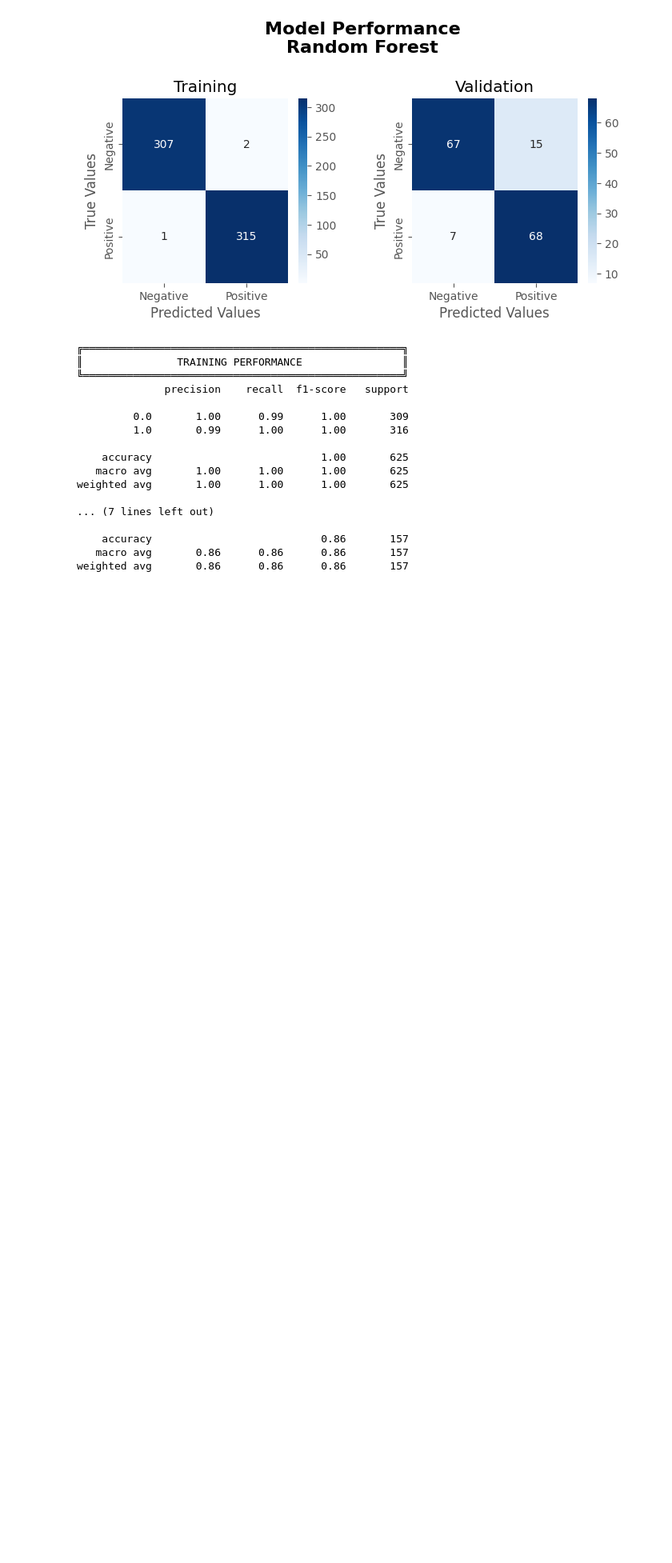
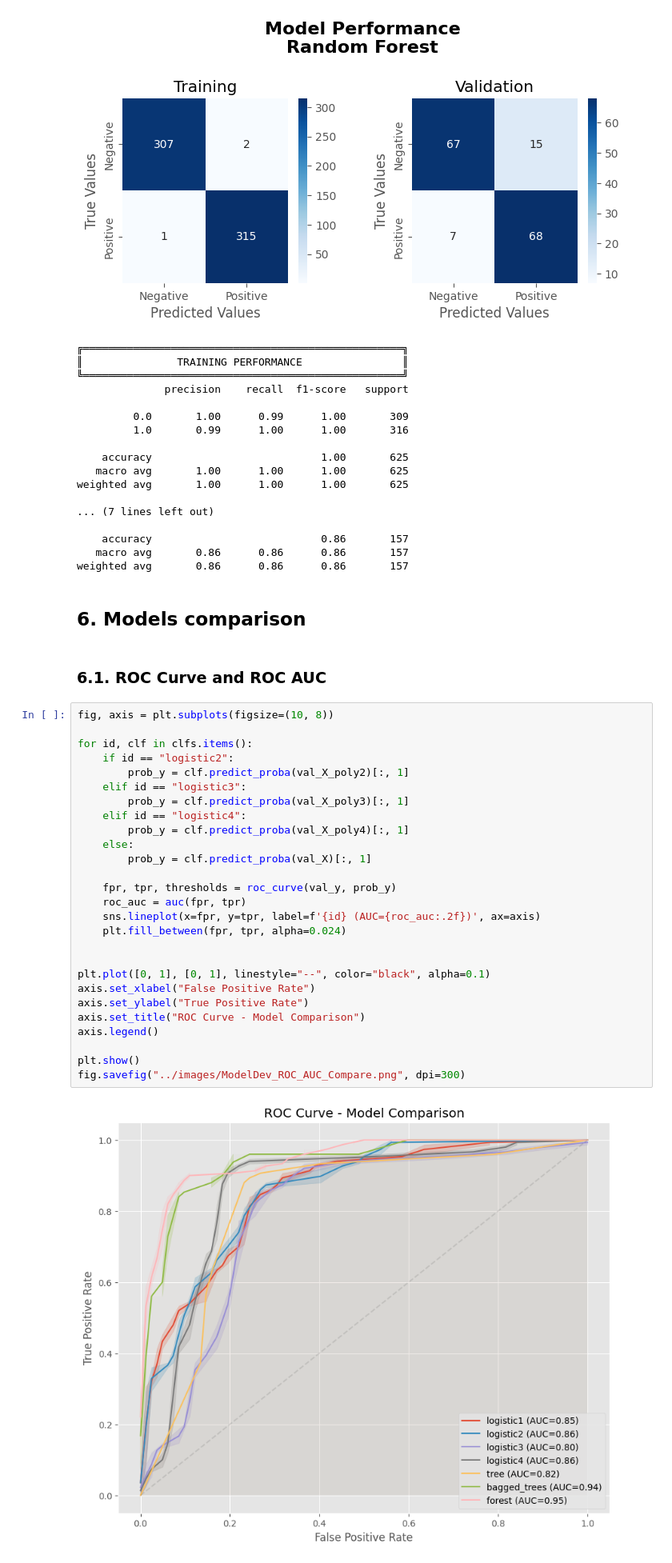
Before and after one commit to miketvo/rmit2023a-cosc2753-assignment1, a Jupyter notebook: notebooks/Step4.ModelDevelopment.ipynb, the cells around one changed output. Shown at 80% size. Cells and saved outputs as stored; diff of their text form; blank space fills up the shorter version.

Commit message:
Plotted ROC AUC Comparison between models

```diff
--- a/notebooks/Step4.ModelDevelopment.ipynb
+++ b/notebooks/Step4.ModelDevelopment.ipynb
@@ -522,3 +525,36 @@ weighted avg       1.00      1.00      1.00       625
     accuracy                           0.86       157
    macro avg       0.86      0.86      0.86       157
 weighted avg       0.86      0.86      0.86       157
+# %% [markdown]
+## 6. Models comparison
+# %% [markdown]
+### 6.1. ROC Curve and ROC AUC
+# %%
+fig, axis = plt.subplots(figsize=(10, 8))
+
+for id, clf in clfs.items():
+    if id == "logistic2":
+        prob_y = clf.predict_proba(val_X_poly2)[:, 1]
+    elif id == "logistic3":
+        prob_y = clf.predict_proba(val_X_poly3)[:, 1]
+    elif id == "logistic4":
+        prob_y = clf.predict_proba(val_X_poly4)[:, 1]
+    else:
+        prob_y = clf.predict_proba(val_X)[:, 1]
+
+    fpr, tpr, thresholds = roc_curve(val_y, prob_y)
+    roc_auc = auc(fpr, tpr)
+    sns.lineplot(x=fpr, y=tpr, label=f'{id} (AUC={roc_auc:.2f})', ax=axis)
+    plt.fill_between(fpr, tpr, alpha=0.024)
+
+
+plt.plot([0, 1], [0, 1], linestyle="--", color="black", alpha=0.1)
+axis.set_xlabel("False Positive Rate")
+axis.set_ylabel("True Positive Rate")
+axis.set_title("ROC Curve - Model Comparison")
+axis.legend()
+
+plt.show()
+fig.savefig("../images/ModelDev_ROC_AUC_Compare.png", dpi=300)
+# %% [output]
+[figure, added]
```
Also changed, not shown: parts of 2 cells of this notebook, 1 other file.
